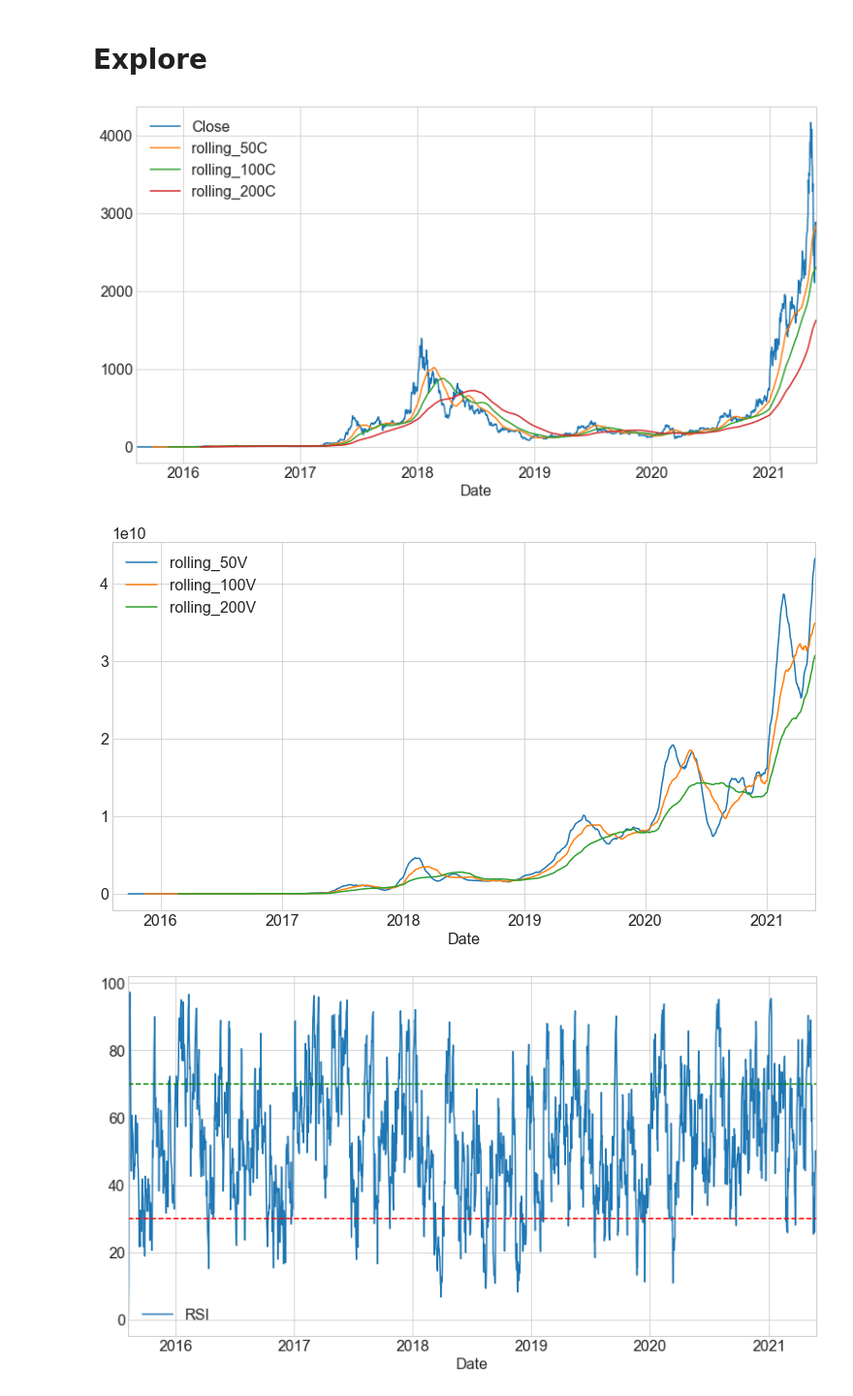
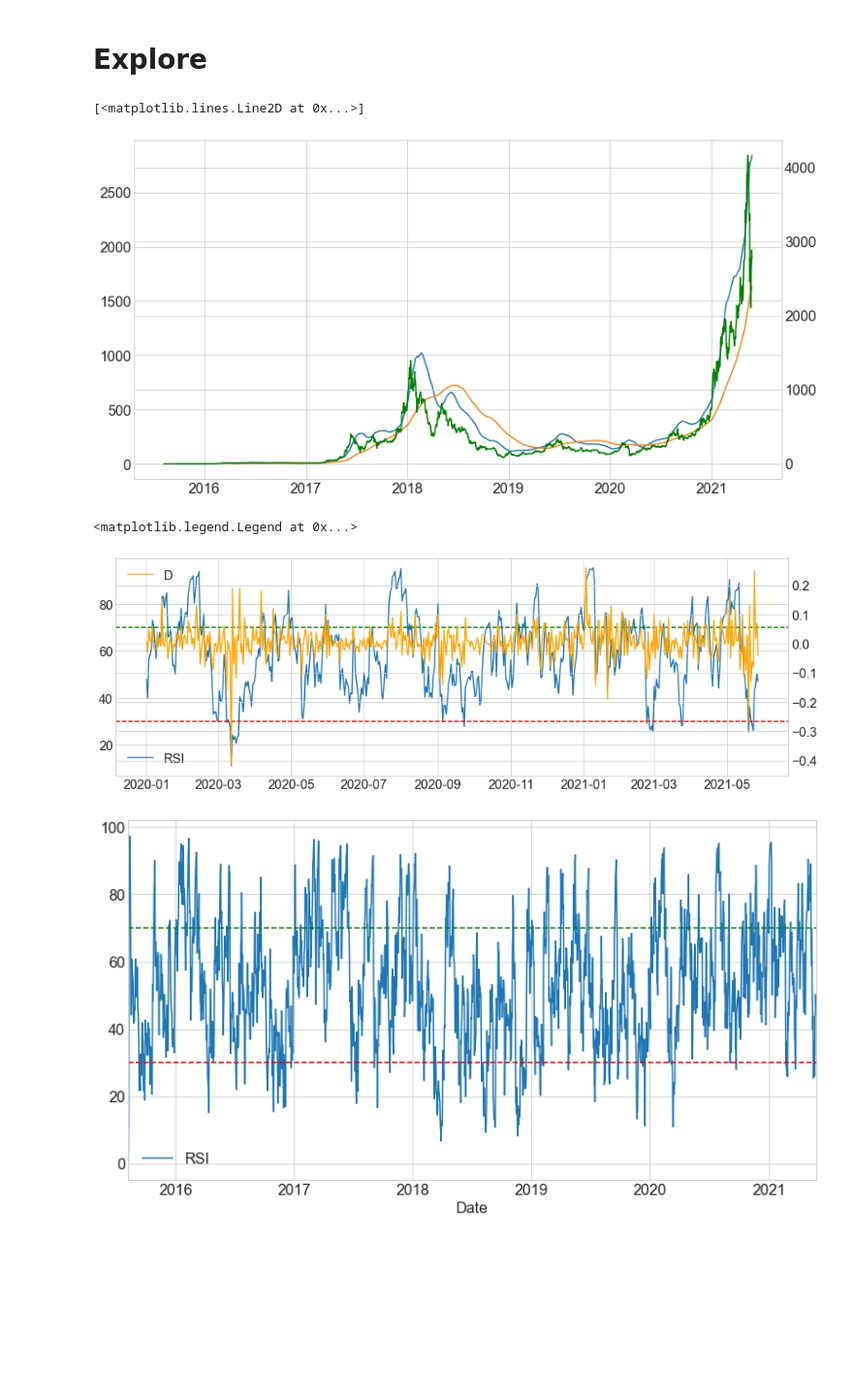
Before and after one commit to albertopuentes/Individual-Project, a Jupyter notebook: individual-project-notebook.ipynb, the cells around one changed output. Shown: that part at 97% size. Drawn from its saved outputs; the diff is of its cells as text; code cells hidden in the pictures; blank space fills up the shorter version.

```diff
--- a/individual-project-notebook.ipynb
+++ b/individual-project-notebook.ipynb
@@ -250,11 +253,25 @@ rolling_df.head()
 # %% [markdown]
 # Explore
-# %%
-# Close vs rolling Volumes
-rolling_df[['Close', 'rolling_50C', 'rolling_100C', 'rolling_200C']].plot()
-rolling_df[['rolling_50V', 'rolling_100V', 'rolling_200V']].plot()
-plt.show()
-# %% [output]
-[figure, removed]
-[figure, removed]
+# %%
+# Close vs rolling Volumes
+fig,ax = plt.subplots()
+ax.plot(rolling_df[['rolling_50C', 'rolling_200C']])
+ax2=ax.twinx()
+ax2.plot(rolling_df.Close, color='green')
+# %% [output]
+[<matplotlib.lines.Line2D at 0x...>]
+[figure, added]
+# %%
+# View RSI Indicator and compare vs Close price
+fig, ax = plt.subplots(figsize=(15,5))
+ax.plot(RSI1['2020':])
+plt.axhline(y = 70, color ="green", linestyle ="--")
+plt.axhline(y = 30, color ="red", linestyle ="--")
+plt.legend(['RSI'])
+ax2=ax.twinx()
+ax2.plot(rolling_df['2020':].close_DoD, color='orange')
+plt.legend('DoD')
+# %% [output]
+<matplotlib.legend.Legend at 0x...>
+[figure, added]
 # %%
```
Also changed, not shown: parts of 11 cells of this notebook.
